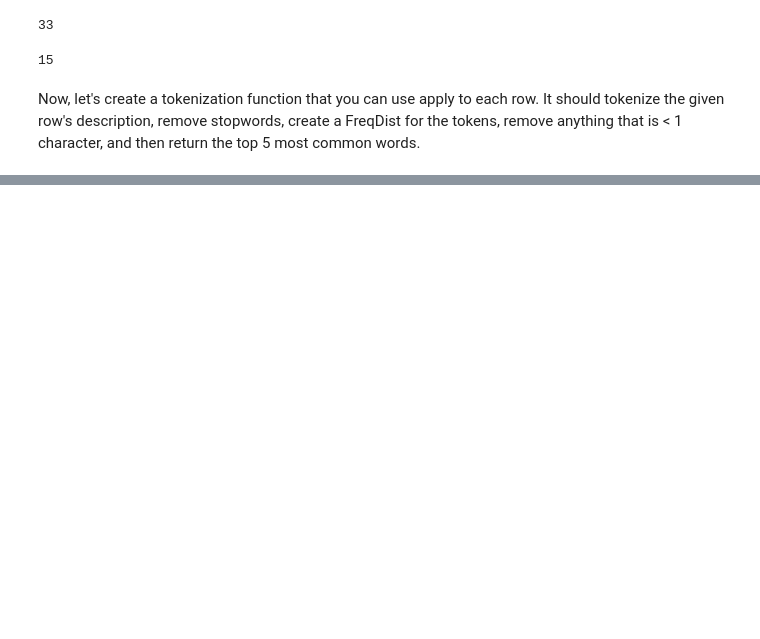
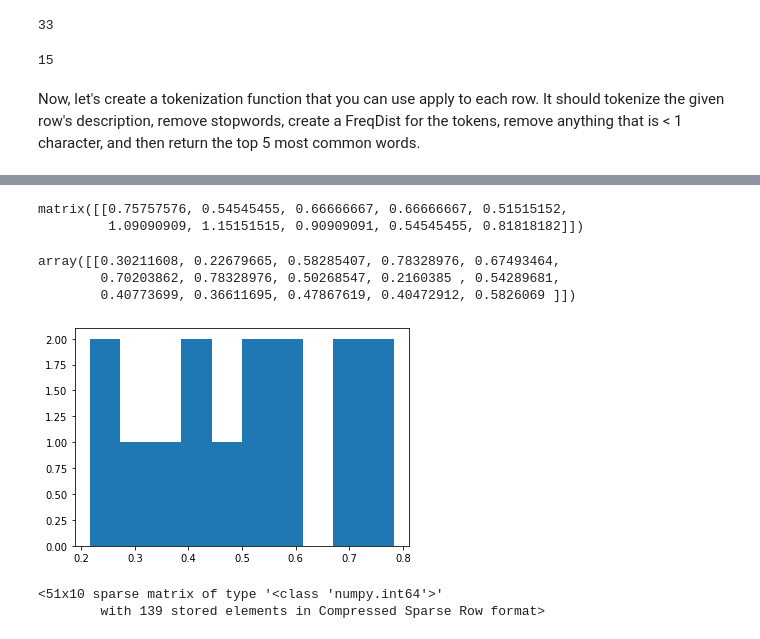
Before and after one commit to ZipCodeCore/DataEngineering.Labs.Libraries, a Jupyter notebook: Unstructured Data - Part 2/Unstructured Data - Part 2.ipynb, the cells around one changed output, grey strips where cells are left out. Saved outputs shown, nothing was run; the diff lists cells and outputs as text; code cells hidden in the pictures; blank space fills up the shorter version.

```diff
--- a/Unstructured Data - Part 2/Unstructured Data - Part 2.ipynb
+++ b/Unstructured Data - Part 2/Unstructured Data - Part 2.ipynb
@@ -121,0 +170,5 @@ See the caveats in the documentation: https://pandas.pydata.org/pandas-docs/stab
+# %%
+#use vect.fit_transform() on the Description column in the training set to find the vectors of the training data
+
+train_vectors = vect.fit_transform(train.Description)
+train_vectors
@@ -121,0 +204,5 @@ See the caveats in the documentation: https://pandas.pydata.org/pandas-docs/stab
+# %%
+#repeat the above on the test set
+
+test_vectors = vect.transform(test.Description)
+test_vectors
@@ -121,0 +228,27 @@ See the caveats in the documentation: https://pandas.pydata.org/pandas-docs/stab
+# %%
+#find the average vector in the training set
+
+average_vector = train_vectors.mean(axis=0)
+average_vector
+# %% [output]
+matrix([[0.75757576, 0.54545455, 0.66666667, 0.66666667, 0.51515152,
+         1.09090909, 1.15151515, 0.90909091, 0.54545455, 0.81818182]])
+# %%
+#score the test vectors using their cosine distance from the average vector
+
+scores = cosine_distances(X=average_vector, Y=test_vectors)
+# %%
+#show the scores
+
+scores
+# %% [output]
+array([[0.30211608, 0.22679665, 0.58285407, 0.78328976, 0.67493464,
+        0.70203862, 0.78328976, 0.50268547, 0.2160385 , 0.54289681,
+        0.40773699, 0.36611695, 0.47867619, 0.40472912, 0.5826069 ]])
+# %%
+#histogram the scores
+
+plt.hist(scores[0])
+plt.show()
+# %% [output]
+[figure, added]
@@ -121,0 +262,8 @@ See the caveats in the documentation: https://pandas.pydata.org/pandas-docs/stab
+# %%
+#run the shuffled data through the vect class
+
+out_of_genre_vects = vect.transform(out_of_genre.Description)
+out_of_genre_vects
+# %% [output]
+<51x10 sparse matrix of type '<class 'numpy.int64'>'
+        with 139 stored elements in Compressed Sparse Row format>
```
Also changed, not shown: parts of 29 cells of this notebook.
